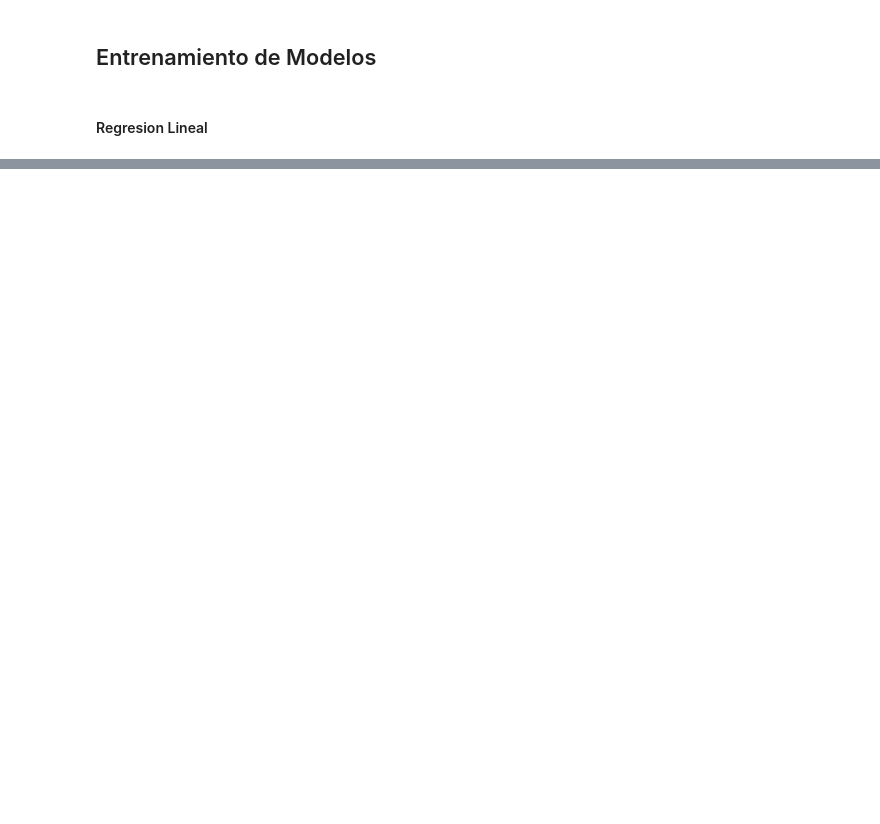
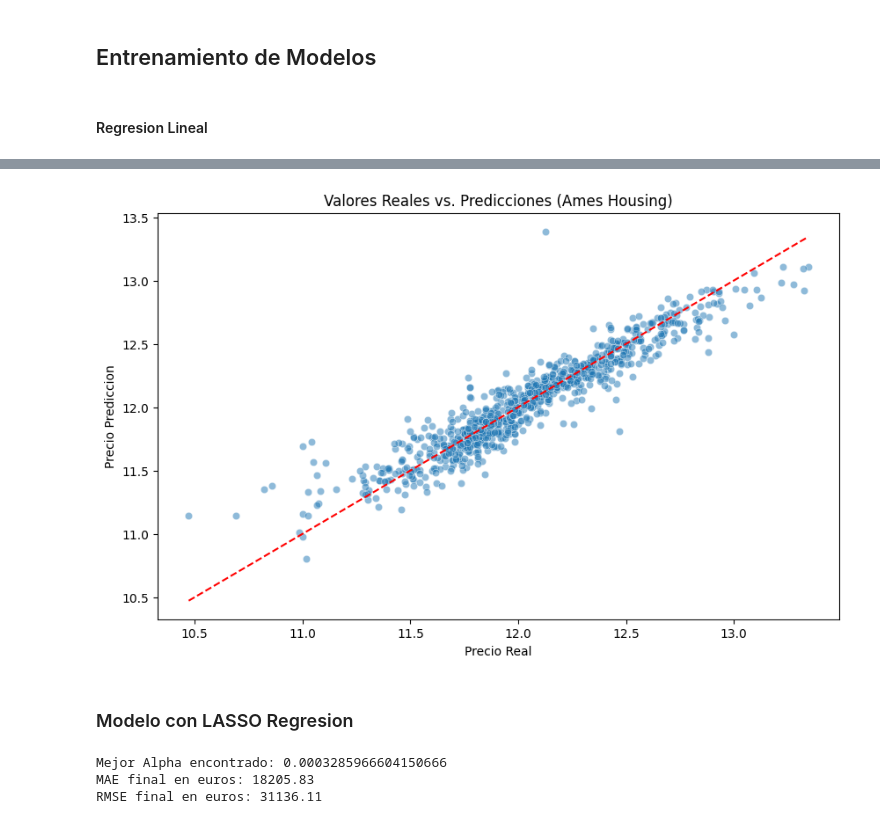
Before and after one commit to estebanSem/p4.3---modelos, a Jupyter notebook: p4.3.ipynb, the cells around one changed output, grey strips where cells are left out. Cells and saved outputs as stored; diff of their text form; code cells hidden in the pictures; blank space fills up the shorter version.

```diff
--- a/p4.3.ipynb
+++ b/p4.3.ipynb
@@ -306,0 +300,7 @@ plt.show()
+# %%
+#defino y entreno el modelo
+model = LinearRegression()
+model.fit(X_train, y_train)
+
+#predicciones
+y_pred = model.predict(X_test)
@@ -306,0 +336,44 @@ plt.show()
+# %%
+plt.figure(figsize=(10,6))
+
+sns.scatterplot(x = y_test, y=y_pred, alpha=0.5)
+
+linea_prediccion_per = [y_test.min(), y_test.max()]
+plt.plot(linea_prediccion_per, linea_prediccion_per, color='red', linestyle='--')
+
+plt.title('Valores Reales vs. Predicciones (Ames Housing)')
+plt.xlabel('Precio Real')
+plt.ylabel('Precio Prediccion')
+plt.show()
+# %% [output]
+[figure, added]
+# %% [markdown]
+### Modelo con LASSO Regresion
+# %%
+from sklearn.linear_model import LassoCV
+from sklearn.preprocessing import StandardScaler
+from sklearn.pipeline import make_pipeline
+
+lasso_model = make_pipeline(StandardScaler(), LassoCV(cv=5, random_state=42))
+
+# 2. Entrenamos (recuerda que y_train_log ya tiene aplicado el np.log1p)
+lasso_model.fit(X_train, y_train)
+
+# 3. Predicciones en escala logarítmica
+pred_log = lasso_model.predict(X_test)
+
+# 4. Transformación INVERSA para volver a euros
+pred_final = np.expm1(pred_log)
+y_test_real = np.expm1(y_test)
+
+# 5. Cálculo de métricas finales en EUROS
+mae_final = mean_absolute_error(y_test_real, pred_final)
+rmse_final = np.sqrt(mean_squared_error(y_test_real, pred_final))
+
+print(f"Mejor Alpha encontrado: {lasso_model.named_steps['lassocv'].alpha_}")
+print(f"MAE final en euros: {mae_final:.2f}")
+print(f"RMSE final en euros: {rmse_final:.2f}")
+# %% [output]
+Mejor Alpha encontrado: 0.0003285966604150666
+MAE final en euros: 18205.83
+RMSE final en euros: 31136.11
```
Also changed, not shown: parts of 14 cells of this notebook.
